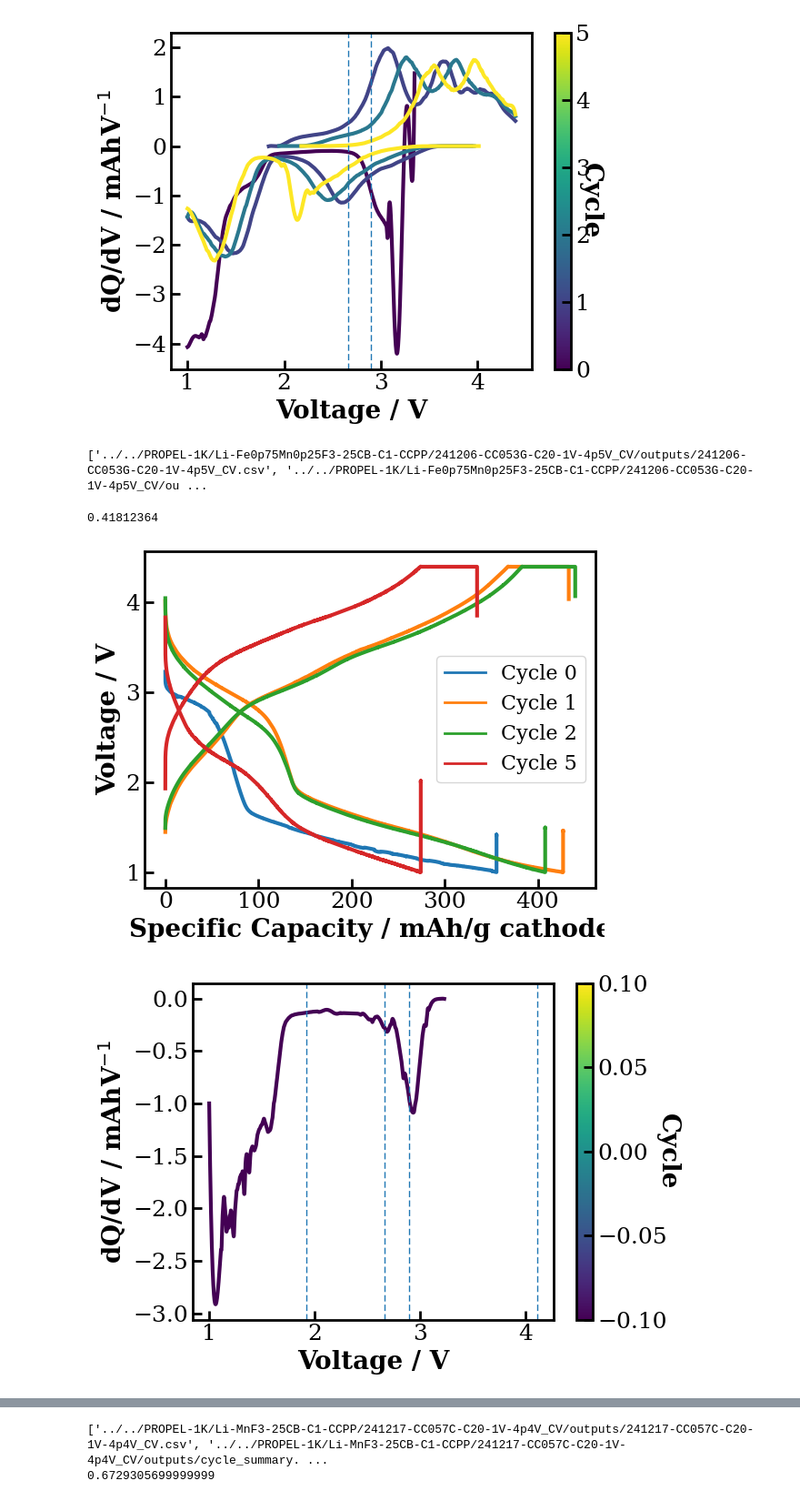
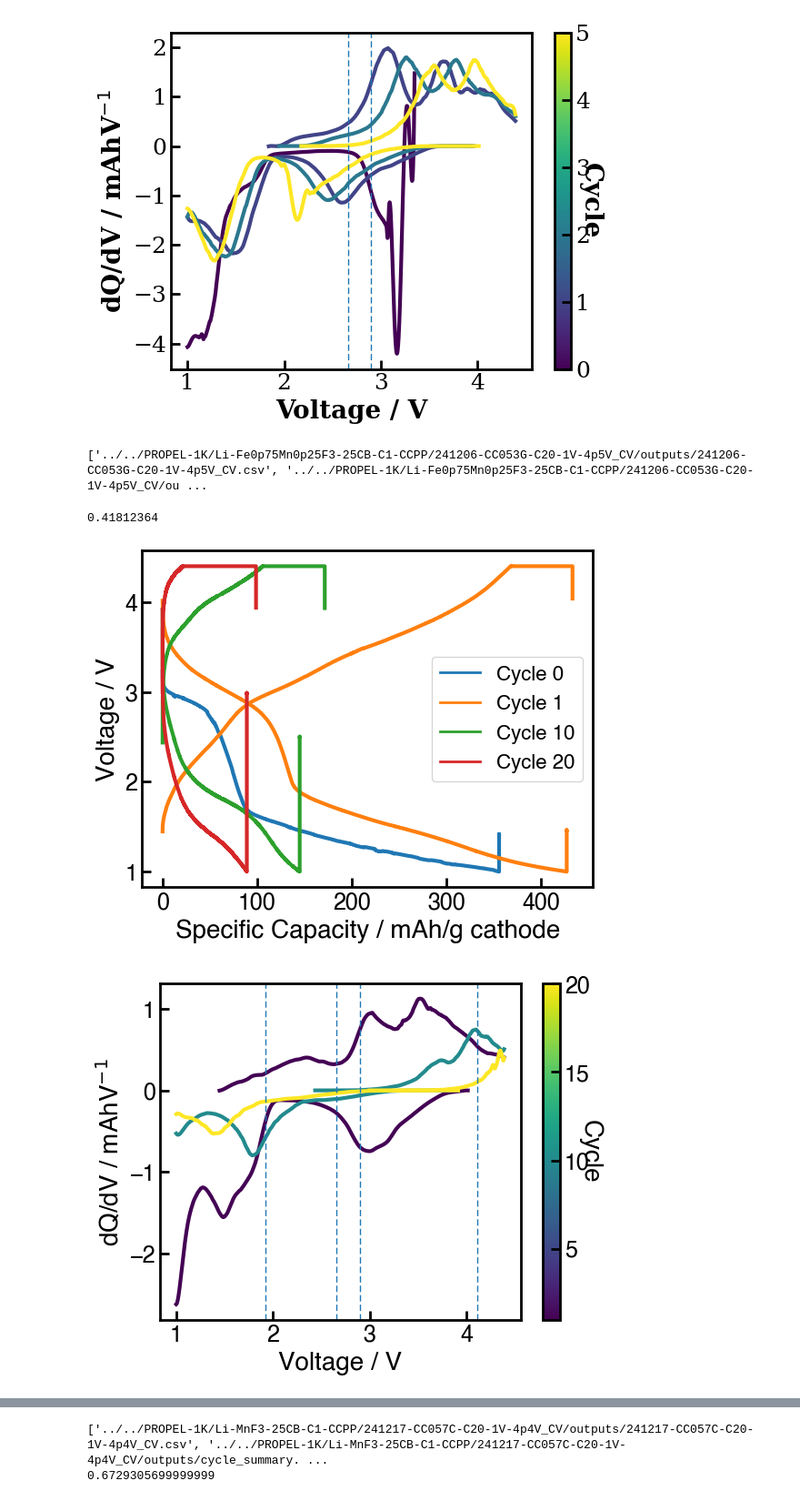
Before and after one commit to hancheng2000/herald_visualization, a Jupyter notebook: notebooks/plot.ipynb, the cells around one changed output, grey strips where cells are left out. Shown at 91% size. Cells and saved outputs as stored; diff of their text form; code cells hidden in the pictures.

```diff
--- a/notebooks/plot.ipynb
+++ b/notebooks/plot.ipynb
@@ -12,7 +12,7 @@ plt_params = {# 'axes.labelsize': 'x-large',
 #               'axes.titlesize': 'x-large',
 #               'xtick.labelsize': 'x-large',
 #               'ytick.labelsize': 'x-large',
-              'font.family': 'serif',
+              'font.family': 'Helvetica',
               'axes.labelsize': 20,
               'axes.labelweight': 'bold',  # Make axes labels bold
               'xtick.labelsize': 18,
@@ -178,29 +182,30 @@ for x in [2.66, 2.90]:
 # %%
 dir_name = os.path.join(id_to_path('CC053G'), 'outputs')
 csv_files = glob.glob(os.path.join(dir_name,'*.csv'))
 print(csv_files)
 summary_file = os.path.join(dir_name,'cycle_summary.csv')
 data_file = [file for file in csv_files if 'cycle_summary' not in file][0]
 df = pd.read_csv(data_file)
 df_sum = pd.read_csv(summary_file)
 df_no_ocv = df[df['state'] != 'R']
 df_no_CV_Mn25 = df_no_ocv[df_no_ocv['Voltage'] < df_sum.loc[1, 'UCV'] - 0.01]
+df_sum_Mn25_cha = df_sum
 
 cycle_mask = df['half cycle'] == 1
 dis_mask = df['state'] == '1'
 rest_mask = df['state'] == 'R'
 disch_overpotential = df[cycle_mask & rest_mask]['Voltage'].max() - df[cycle_mask & dis_mask]['Voltage'].min()
 print(disch_overpotential)
 
 cc053g_full_cap = df_sum['Specific Discharge Capacity Total AM']
 cc053g_energy = df_sum['Specific Discharge Energy Total AM']
 
-ec.charge_discharge_plot(df, cycles=[0,1,2,5], norm='mass')
-ec.multi_dqdv_plot(df_no_CV_Mn25, cycles=[0], polynomial_spline=1)
+ec.charge_discharge_plot(df, cycles=[0,1,10,20], norm='mass')
+ec.multi_dqdv_plot(df_no_CV_Mn25, cycles=[1,10,20], polynomial_spline=1)
 for x in [1.92, 2.66, 2.90, 4.11]:
     plt.axvline(x, linestyle='--', linewidth=1)
 # %% [output]
 ['../../PROPEL-1K/Li-Fe0p75Mn0p25F3-25CB-C1-CCPP/241206-CC053G-C20-1V-4p5V_CV/outputs/241206-CC053G-C20-1V-4p5V_CV.csv', '../../PROPEL-1K/Li-Fe0p75Mn0p25F3-25CB-C1-CCPP/241206-CC053G-C20-1V-4p5V_CV/ou ...
 0.41812364
-[figure, old version]
+[figure, new version]
-[figure, old version]
+[figure, new version]
```
Also changed, not shown: parts of 20 cells of this notebook, 2 other files.
